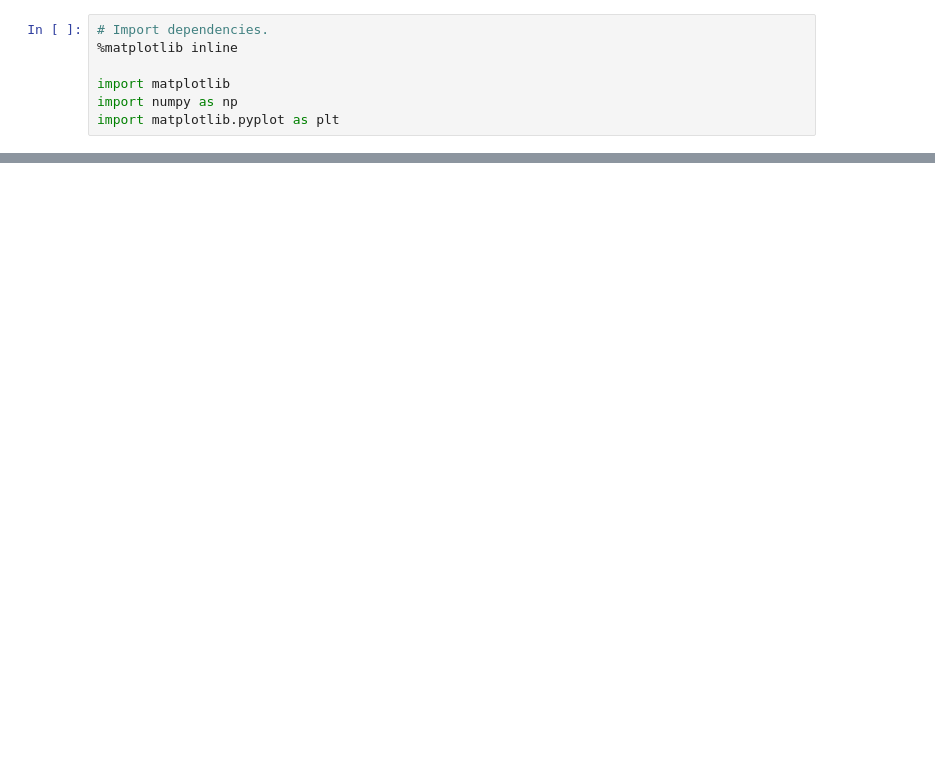
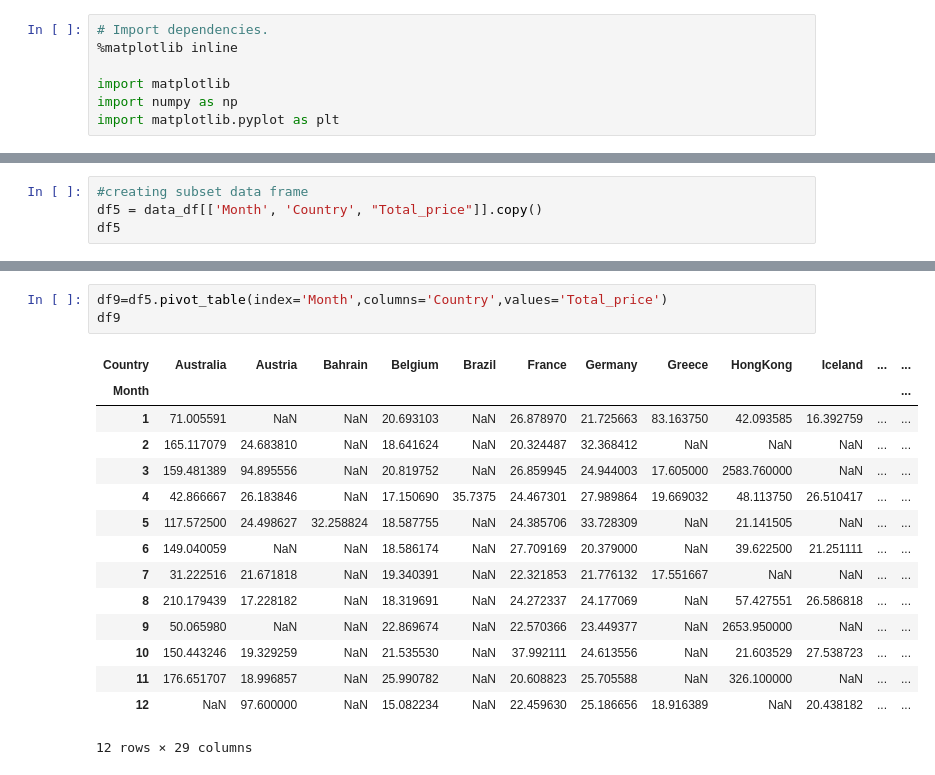
Before and after one commit to kundusandeepan/market_basket_analysis, a Jupyter notebook: Untitled.ipynb, the cells around one changed output, grey strips where cells are left out. Cells and saved outputs as stored; diff of their text form; blank space fills up the shorter version.

```diff
--- a/Untitled.ipynb
+++ b/Untitled.ipynb
@@ -293,0 +334,4 @@ df4.plot(x="Month", y=["Quantity","Total_price"],kind="bar")
+# %%
+#creating subset data frame
+df5 = data_df[['Month', 'Country', "Total_price"]].copy()
+df5
@@ -293,0 +389,19 @@ df4.plot(x="Month", y=["Quantity","Total_price"],kind="bar")
+# %%
+df9=df5.pivot_table(index='Month',columns='Country',values='Total_price')
+df9
+# %% [output]
+| Country | Australia | Austria | Bahrain | Belgium | Brazil | France | Germany | Greece | HongKong | Iceland | ... | ... |
+| Month |  |  |  |  |  |  |  |  |  |  |  | ... |
+| 1 | 71.005591 | NaN | NaN | 20.693103 | NaN | 26.878970 | 21.725663 | 83.163750 | 42.093585 | 16.392759 | ... | ... |
+| 2 | 165.117079 | 24.683810 | NaN | 18.641624 | NaN | 20.324487 | 32.368412 | NaN | NaN | NaN | ... | ... |
+| 3 | 159.481389 | 94.895556 | NaN | 20.819752 | NaN | 26.859945 | 24.944003 | 17.605000 | 2583.760000 | NaN | ... | ... |
+| 4 | 42.866667 | 26.183846 | NaN | 17.150690 | 35.7375 | 24.467301 | 27.989864 | 19.669032 | 48.113750 | 26.510417 | ... | ... |
+| 5 | 117.572500 | 24.498627 | 32.258824 | 18.587755 | NaN | 24.385706 | 33.728309 | NaN | 21.141505 | NaN | ... | ... |
+| 6 | 149.040059 | NaN | NaN | 18.586174 | NaN | 27.709169 | 20.379000 | NaN | 39.622500 | 21.251111 | ... | ... |
+| 7 | 31.222516 | 21.671818 | NaN | 19.340391 | NaN | 22.321853 | 21.776132 | 17.551667 | NaN | NaN | ... | ... |
+| 8 | 210.179439 | 17.228182 | NaN | 18.319691 | NaN | 24.272337 | 24.177069 | NaN | 57.427551 | 26.586818 | ... | ... |
+| 9 | 50.065980 | NaN | NaN | 22.869674 | NaN | 22.570366 | 23.449377 | NaN | 2653.950000 | NaN | ... | ... |
+| 10 | 150.443246 | 19.329259 | NaN | 21.535530 | NaN | 37.992111 | 24.613556 | NaN | 21.603529 | 27.538723 | ... | ... |
+| 11 | 176.651707 | 18.996857 | NaN | 25.990782 | NaN | 20.608823 | 25.705588 | NaN | 326.100000 | NaN | ... | ... |
+| 12 | NaN | 97.600000 | NaN | 15.082234 | NaN | 22.459630 | 25.186656 | 18.916389 | NaN | 20.438182 | ... | ... |
+12 rows × 29 columns
```
Also changed, not shown: parts of 20 cells of this notebook.
